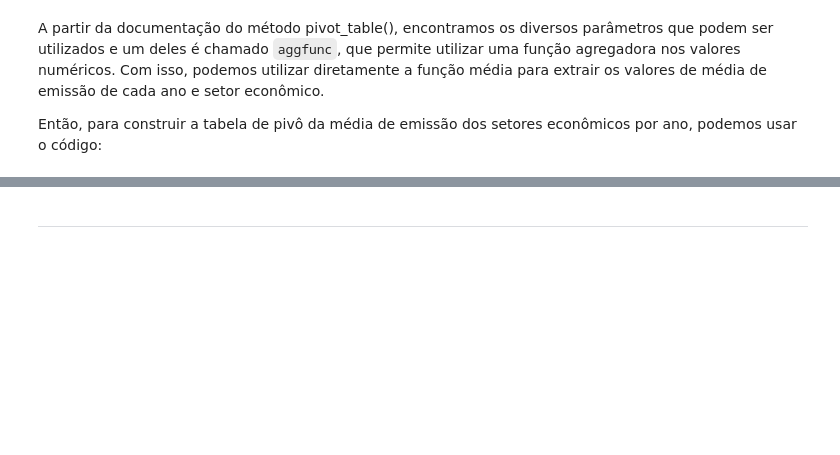
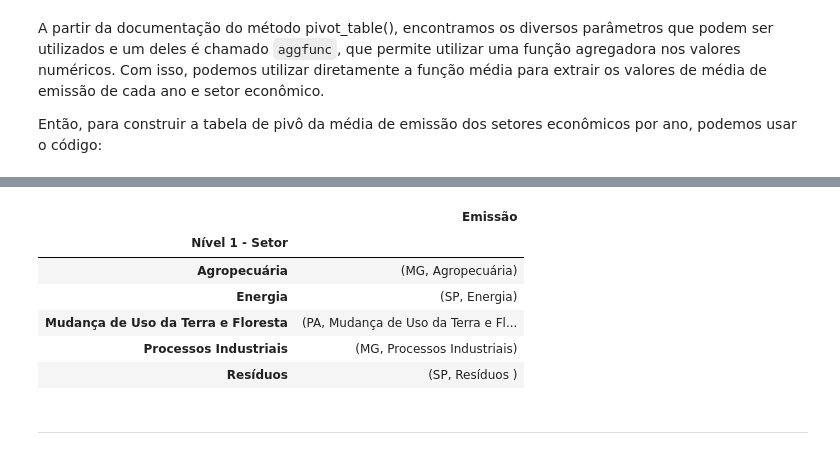
Before and after one commit to profmatheuspassos/curso-alura-pandas-selecionando-agrupando-dados, a Jupyter notebook: pandas_selecao_e_agrupamento.ipynb, the cells around one changed output, grey strips where cells are left out. Saved outputs shown, nothing was run; the diff lists cells and outputs as text; code cells hidden in the pictures; blank space fills up the shorter version.

```diff
--- a/pandas_selecao_e_agrupamento.ipynb
+++ b/pandas_selecao_e_agrupamento.ipynb
@@ -958,3 +1014,15 @@ emissao_setores = emissoes_por_ano.pivot_table(values = 'Emissão', index = 'Ano
+# %%
+# 5) Obtenha uma tabela contendo o Estado com máxima emissão para cada atividade econômica.
+emissoes_estados_setor = emissoes_por_ano.groupby(['Estado', 'Nível 1 - Setor'])[['Emissão']].sum()
+emissoes_estados_setor.groupby(level = 1).idxmax()
+# %% [output]
+|  | Emissão |
+| Nível 1 - Setor |  |
+| Agropecuária | (MG, Agropecuária) |
+| Energia | (SP, Energia) |
+| Mudança de Uso da Terra e Floresta | (PA, Mudança de Uso da Terra e Fl... |
+| Processos Industriais | (MG, Processos Industriais) |
+| Resíduos | (SP, Resíduos ) |
 # %% [markdown]
 ---
 # %% [markdown]
```
Also changed, not shown: parts of 5 cells of this notebook, 1 other file.
